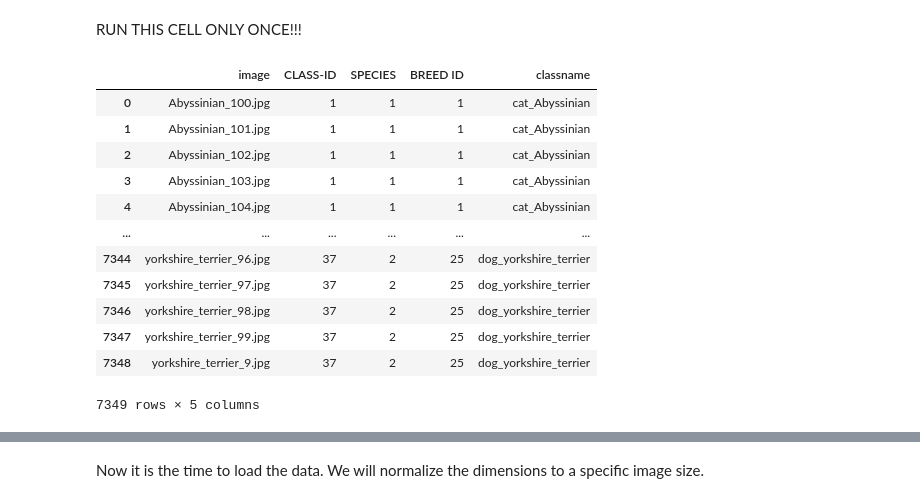
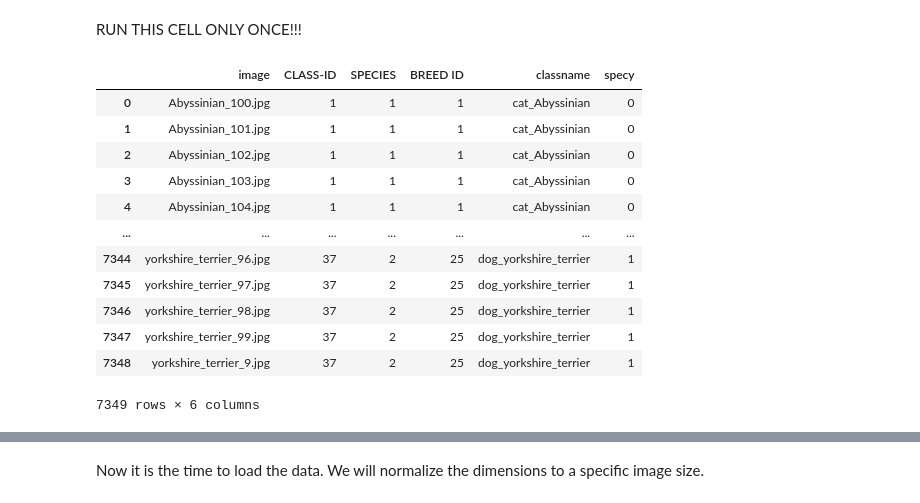
Before and after one commit to mrbloom/homework-cv, a Jupyter notebook: lesson_15/Overfitting.ipynb, the cells around one changed output, grey strips where cells are left out. Cells and saved outputs as stored; diff of their text form; code cells hidden in the pictures.

```diff
--- a/lesson_15/Overfitting.ipynb
+++ b/lesson_15/Overfitting.ipynb
@@ -96,29 +103,30 @@ RUN THIS CELL ONLY ONCE!!!
 # %%
 # adding the extension to image so it can be used to access the real image
 annotations['image'] = annotations['image'].apply(lambda x : str(x)+'.jpg')
 annotations = annotations.reset_index()
 annotations = annotations.drop('index',axis=1)
 
 #Extracting the classname/breed of the animal
 annotations['classname'] = annotations['image'].apply(lambda x: str(x)[:str(x).rindex('_')])
 
 # Adding information about cat or dog based on the 'Species' column to the 'classname' column
 annotations['classname'] = annotations.apply(lambda row: f"{('dog' if row['SPECIES'] == 2 else 'cat')}_{row['classname']}", axis=1)
+annotations['specy'] = annotations.apply(lambda row: (1 if row['SPECIES'] == 2 else 0), axis=1)
 annotations
 # %% [output]
-|  | image | CLASS-ID | SPECIES | BREED ID | classname |
-| 0 | Abyssinian_100.jpg | 1 | 1 | 1 | cat_Abyssinian |
-| 1 | Abyssinian_101.jpg | 1 | 1 | 1 | cat_Abyssinian |
-| 2 | Abyssinian_102.jpg | 1 | 1 | 1 | cat_Abyssinian |
-| 3 | Abyssinian_103.jpg | 1 | 1 | 1 | cat_Abyssinian |
-| 4 | Abyssinian_104.jpg | 1 | 1 | 1 | cat_Abyssinian |
-| ... | ... | ... | ... | ... | ... |
-| 7344 | yorkshire_terrier_96.jpg | 37 | 2 | 25 | dog_yorkshire_terrier |
-| 7345 | yorkshire_terrier_97.jpg | 37 | 2 | 25 | dog_yorkshire_terrier |
-| 7346 | yorkshire_terrier_98.jpg | 37 | 2 | 25 | dog_yorkshire_terrier |
-| 7347 | yorkshire_terrier_99.jpg | 37 | 2 | 25 | dog_yorkshire_terrier |
-| 7348 | yorkshire_terrier_9.jpg | 37 | 2 | 25 | dog_yorkshire_terrier |
+|  | image | CLASS-ID | SPECIES | BREED ID | classname | specy |
+| 0 | Abyssinian_100.jpg | 1 | 1 | 1 | cat_Abyssinian | 0 |
+| 1 | Abyssinian_101.jpg | 1 | 1 | 1 | cat_Abyssinian | 0 |
+| 2 | Abyssinian_102.jpg | 1 | 1 | 1 | cat_Abyssinian | 0 |
+| 3 | Abyssinian_103.jpg | 1 | 1 | 1 | cat_Abyssinian | 0 |
+| 4 | Abyssinian_104.jpg | 1 | 1 | 1 | cat_Abyssinian | 0 |
+| ... | ... | ... | ... | ... | ... | ... |
+| 7344 | yorkshire_terrier_96.jpg | 37 | 2 | 25 | dog_yorkshire_terrier | 1 |
+| 7345 | yorkshire_terrier_97.jpg | 37 | 2 | 25 | dog_yorkshire_terrier | 1 |
+| 7346 | yorkshire_terrier_98.jpg | 37 | 2 | 25 | dog_yorkshire_terrier | 1 |
+| 7347 | yorkshire_terrier_99.jpg | 37 | 2 | 25 | dog_yorkshire_terrier | 1 |
+| 7348 | yorkshire_terrier_9.jpg | 37 | 2 | 25 | dog_yorkshire_terrier | 1 |
-7349 rows × 5 columns
+7349 rows × 6 columns
 # %%
 class CatsDogsDataset(Dataset):
     def __init__(self, file_list, transform=None):
```
Also changed, not shown: parts of 19 cells of this notebook, 1 other file.
